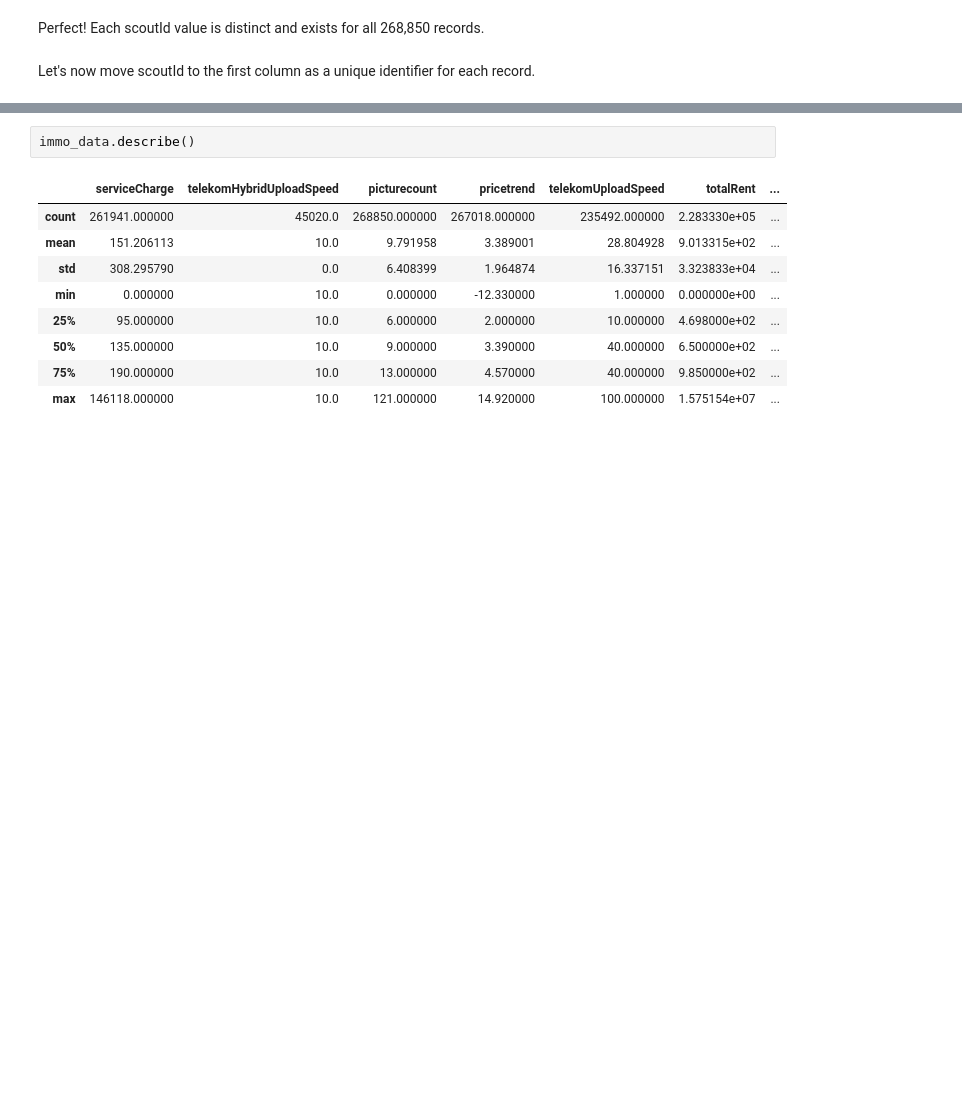
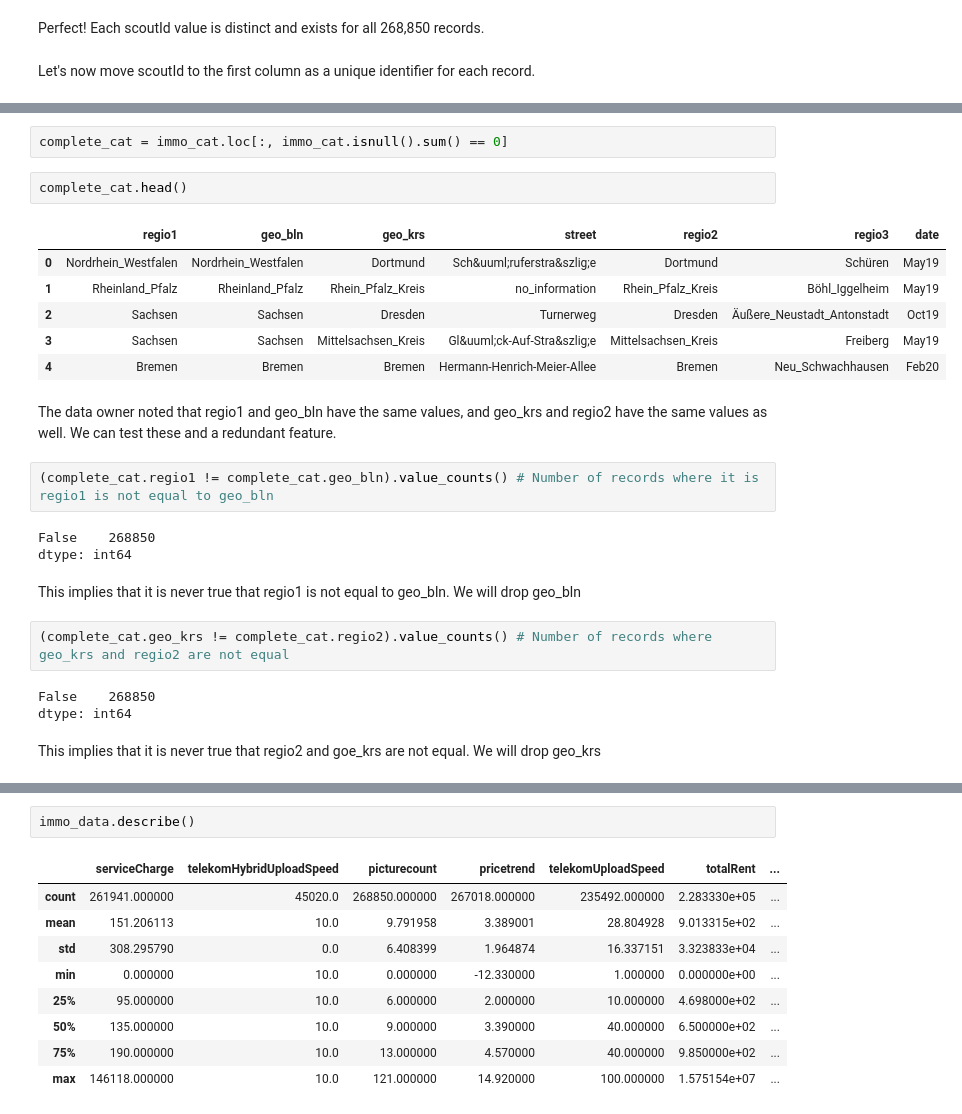
Before and after one commit to femi-lujo/germany_rental_apartments, a Jupyter notebook: notebooks/data_wrangling.ipynb, the cells around one changed output, grey strips where cells are left out. Cells and saved outputs as stored; diff of their text form; blank space fills up the shorter version.

```diff
--- a/notebooks/data_wrangling.ipynb
+++ b/notebooks/data_wrangling.ipynb
@@ -171,0 +174,27 @@ immo_data[['serviceCharge', 'pricetrend', 'totalRent', 'baseRent', 'heatingCosts
+# %%
+complete_cat = immo_cat.loc[:, immo_cat.isnull().sum() == 0]
+# %%
+complete_cat.head()
+# %% [output]
+|  | regio1 | geo_bln | geo_krs | street | regio2 | regio3 | date |
+| 0 | Nordrhein_Westfalen | Nordrhein_Westfalen | Dortmund | Sch&uuml;ruferstra&szlig;e | Dortmund | Schüren | May19 |
+| 1 | Rheinland_Pfalz | Rheinland_Pfalz | Rhein_Pfalz_Kreis | no_information | Rhein_Pfalz_Kreis | Böhl_Iggelheim | May19 |
+| 2 | Sachsen | Sachsen | Dresden | Turnerweg | Dresden | Äußere_Neustadt_Antonstadt | Oct19 |
+| 3 | Sachsen | Sachsen | Mittelsachsen_Kreis | Gl&uuml;ck-Auf-Stra&szlig;e | Mittelsachsen_Kreis | Freiberg | May19 |
+| 4 | Bremen | Bremen | Bremen | Hermann-Henrich-Meier-Allee | Bremen | Neu_Schwachhausen | Feb20 |
+# %% [markdown]
+The data owner noted that regio1 and geo_bln have the same values, and geo_krs and regio2 have the same values as well. We can test these and a redundant feature.
+# %%
+(complete_cat.regio1 != complete_cat.geo_bln).value_counts() # Number of records where it is regio1 is not equal to geo_bln
+# %% [output]
+False    268850
+dtype: int64
+# %% [markdown]
+This implies that it is never true that regio1 is not equal to geo_bln. We will drop geo_bln
+# %%
+(complete_cat.geo_krs != complete_cat.regio2).value_counts() # Number of records where geo_krs and regio2 are not equal
+# %% [output]
+False    268850
+dtype: int64
+# %% [markdown]
+This implies that it is never true that regio2 and goe_krs are not equal. We will drop geo_krs
```
Also changed, not shown: parts of 50 cells of this notebook.
